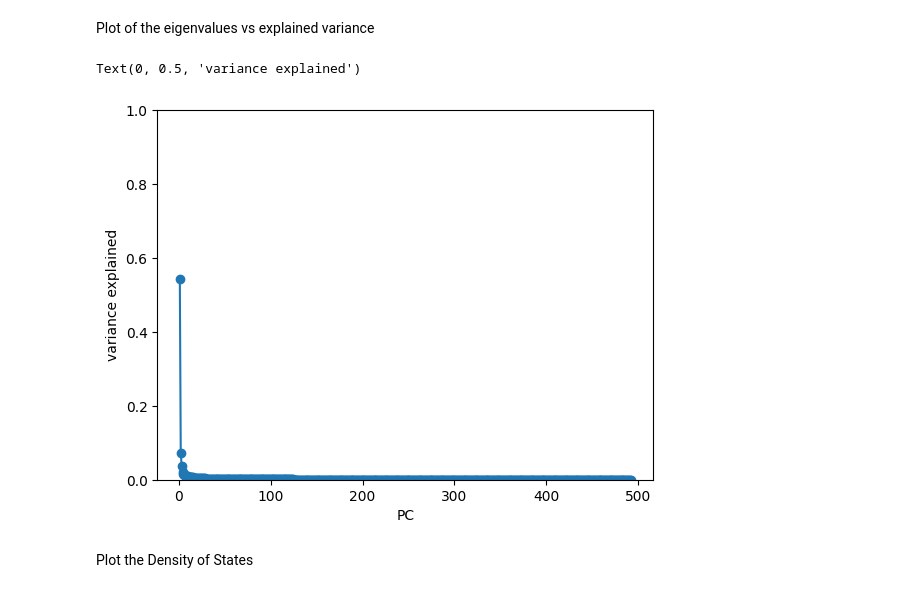
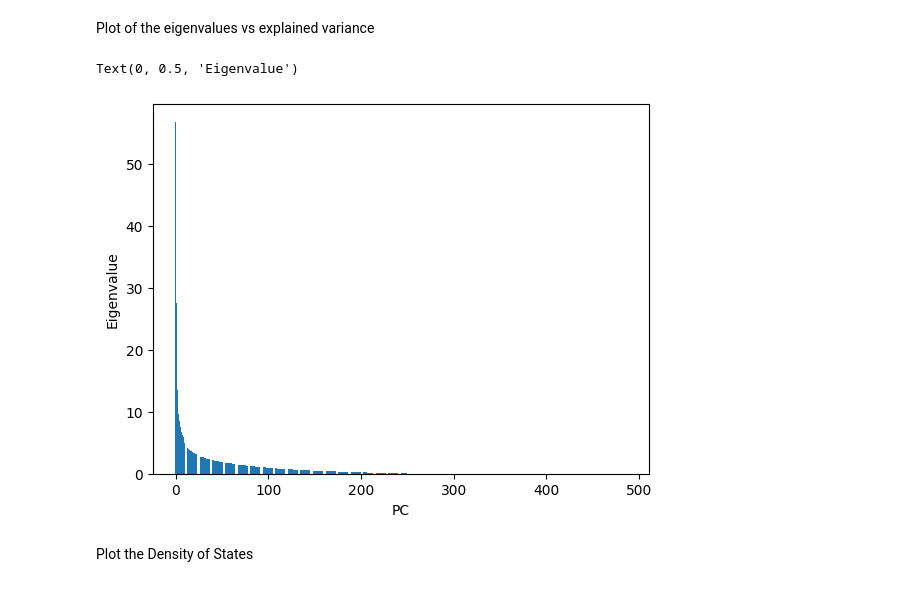
Before and after one commit to andygarcia830/msdspt2025b_dmw_lab2_lt5, a Jupyter notebook: Lab2A-LT5.ipynb, the cells around one changed output. Cells and saved outputs as stored; diff of their text form; code cells hidden in the pictures.

```diff
--- a/Lab2A-LT5.ipynb
+++ b/Lab2A-LT5.ipynb
@@ -116,4 +78,4 @@ Calculate for the returns matrix R
 # %%
 
-R = df_spx.pct_change().fillna(0)
-R.head()
+R, Y  = l2af.calculate_returns(df_spx)
+# R.head()
@@ -130,5 +82,2 @@ Calculate standardized returns Y
-# %%
-Y = ((R - R.mean(axis=0))/R.std(axis=0)).fillna(0)
-# Y.max()
 # %% [markdown]
 Construct the correlation matrix
@@ -152,9 +84,6 @@ def consrtuct_correlation_matrix(Y, filename):
 # %%
-filename_corr = 'correlation_matrix.csv'
-try:
-    p = pd.read_csv(filename_corr, index_col=0)
-except FileNotFoundError:
-    p = consrtuct_correlation_matrix(Y, filename_corr)
-p.dropna(inplace=True)
+filename_corr = f'correlation_matrix_{year}.csv'
+p = l2af.consrtuct_correlation_matrix(Y, filename_corr, force=True)
+# p.dropna(inplace=True)
 p.head()
 # %% [output]
@@ -180,16 +99,17 @@ def pca(X):
 # %%
 p = np.float64(p)
-X_rotated, w_prime, variance_explained, l = pca(p)
+# X_rotated.head()
+w_prime, variance_explained, l = l2af.calculate_pca(p)
 # %% [markdown]
 Plot of the eigenvalues vs explained variance
 # %%
-plt.plot(range(1, len(variance_explained)+1), variance_explained, 'o-')
-plt.ylim(0,1)
+plt.bar(range(len(l)), l)
+# plt.ylim(0,1)
 plt.xlabel('PC')
-plt.ylabel('variance explained')
+plt.ylabel('Eigenvalue')
 # %% [output]
-Text(0, 0.5, 'variance explained')
+Text(0, 0.5, 'Eigenvalue')
-[figure, old version]
+[figure, new version]
 # %% [markdown]
 Plot the Density of States
 # %%
```
Also changed, not shown: parts of 63 cells of this notebook, 19 other files.
